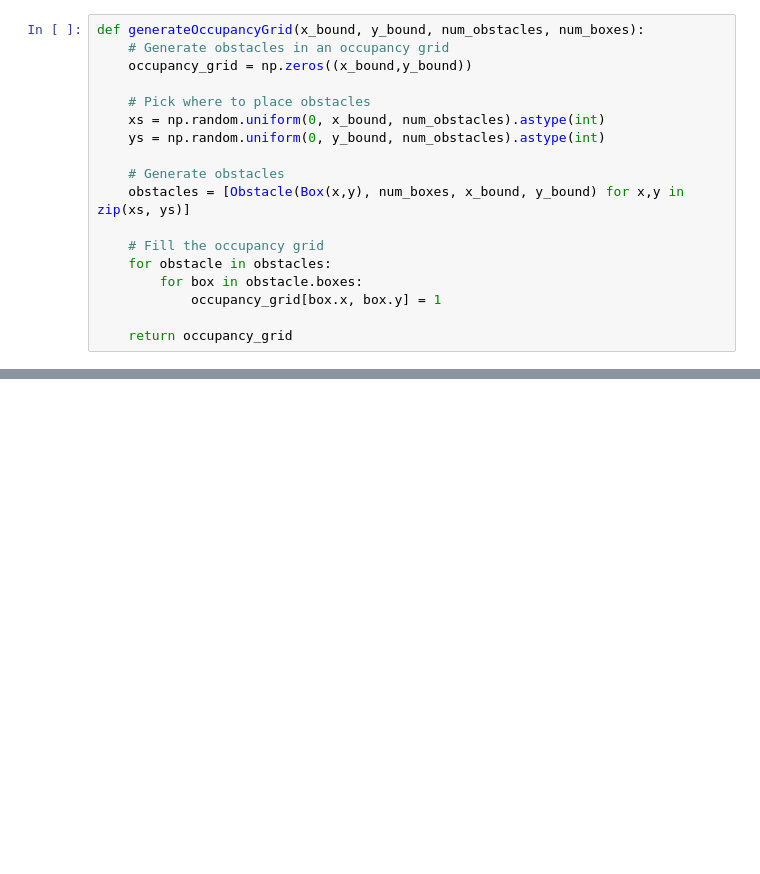
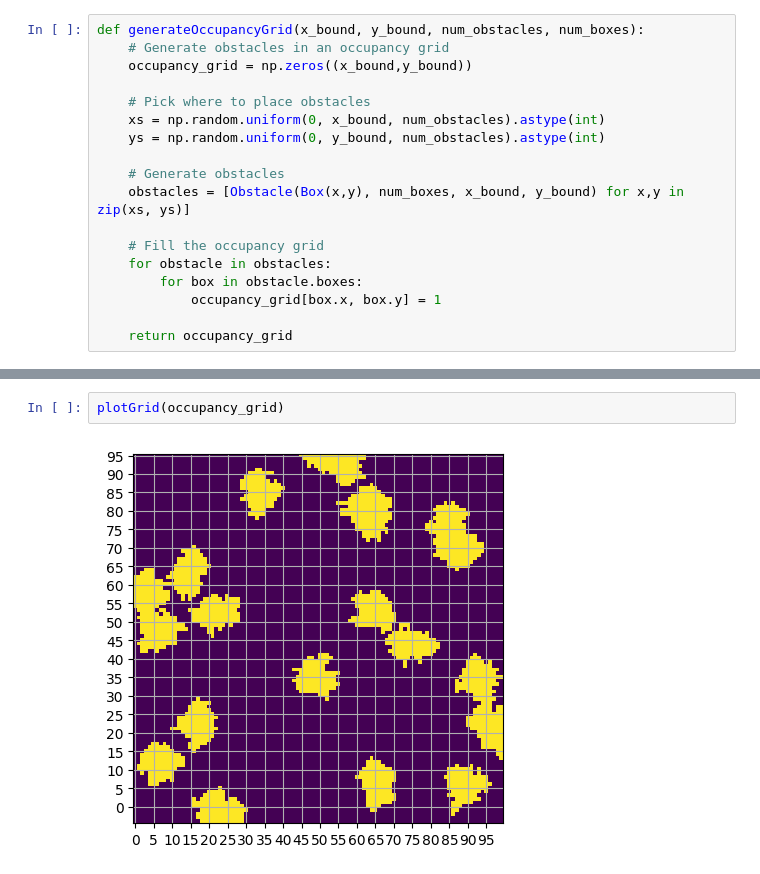
Before and after one commit to AADILab/influence-multi-objective, a Jupyter notebook: generate_env.ipynb, the cells around one changed output, grey strips where cells are left out. Drawn from its saved outputs; the diff is of its cells as text; blank space fills up the shorter version.

```diff
--- a/generate_env.ipynb
+++ b/generate_env.ipynb
@@ -239,0 +309,4 @@ plotGrid(connectivity_grid)
+# %%
+plotGrid(occupancy_grid)
+# %% [output]
+[figure, added]
```
Also changed, not shown: parts of 7 cells of this notebook.
